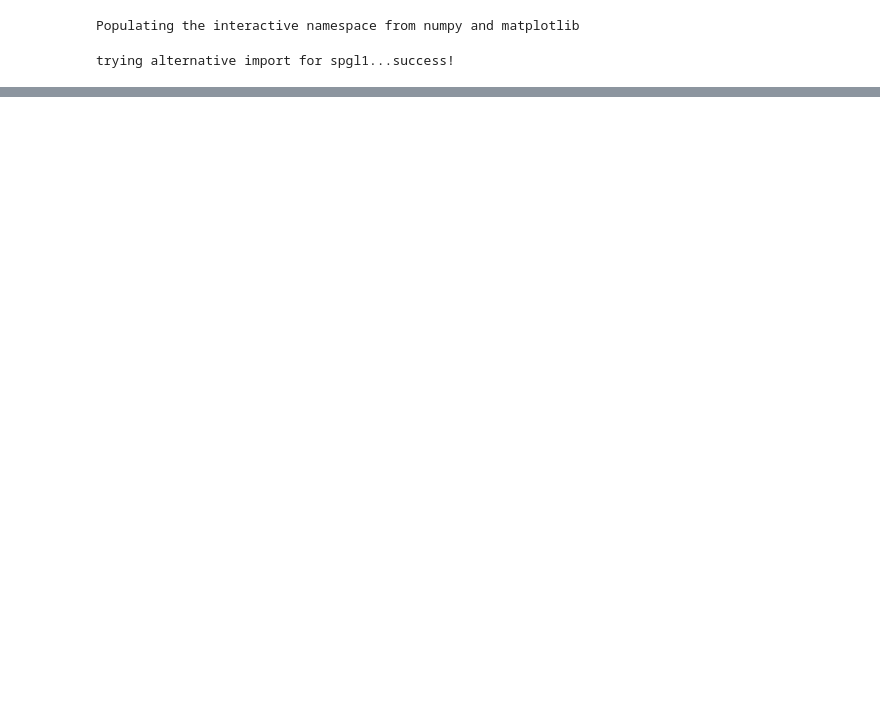
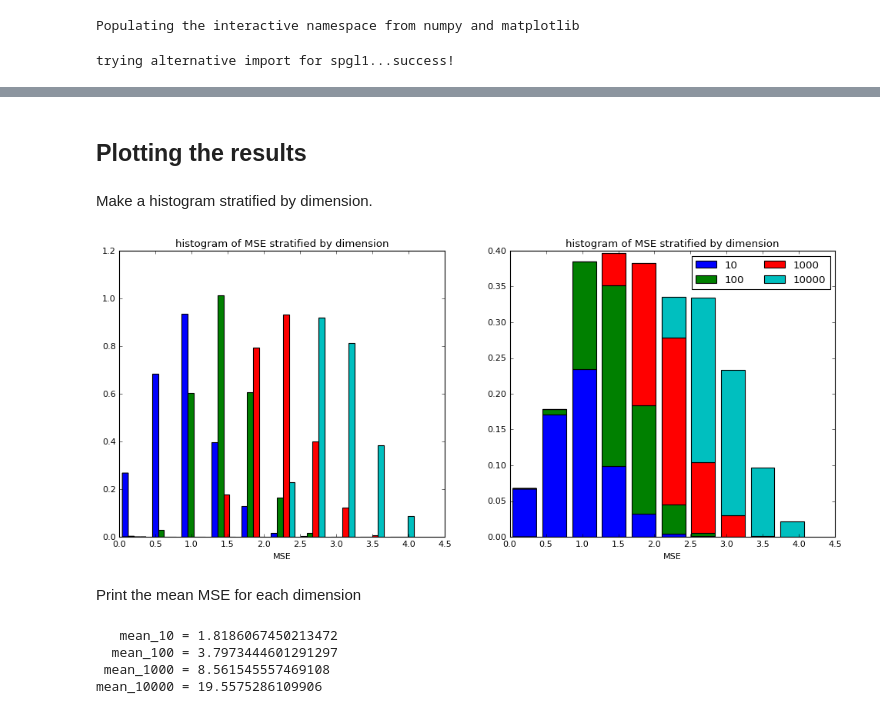
Before and after one commit to asberk/empirical-lasso-mse, a Jupyter notebook: python/Order statistics and BPPD Statistics.ipynb, the cells around one changed output, grey strips where cells are left out. Saved outputs shown, nothing was run; the diff lists cells and outputs as text; code cells hidden in the pictures; blank space fills up the shorter version.

```diff
--- a/python/Order statistics and BPPD Statistics.ipynb
+++ b/python/Order statistics and BPPD Statistics.ipynb
@@ -16,2 +28,3 @@ trying alternative import for spgl1...success!
 # %%
 doSave = False
+doCompute = True
@@ -20,10 +33,10 @@ doSave = False
 # %%
 fn = '../data/bppd-thresh_sqrt_n-noise_gtr_n_plus_sqrt_n.json'
 
-if doSave:
+if doCompute:
     Z = {}
     Q = {}
-    logNmax = 5
+    logNmax = 4
     for j in range(1,logNmax+1):
         print('{} of {}'.format(j, logNmax))
         Z[10**j], Q[10**j] = bppdStats(n=10**j, k=1000)
@@ -89,0 +79,34 @@ plt.legend(handles=[p1,p2,p3])
+# %% [markdown]
+## Plotting the results
+# %% [markdown]
+Make a histogram stratified by dimension.
+# %%
+logNvec = 1 + np.arange(logNmax)
+Nvec = 10**logNvec
+# %%
+plt.subplots(figsize=(15,6));
+plt.subplot(121);
+plt.hist(np.concatenate([np.c_[np.log1p(mse_Tc[N])] for N in Nvec], axis=1), label=[str(N) for N in Nvec], stacked=False, normed=True);
+#plt.legend(ncol=2, framealpha=.8);
+#plt.xscale('log');
+plt.title('histogram of MSE stratified by dimension');
+plt.xlabel('MSE');
+plt.subplot(122);
+plt.hist(np.concatenate([np.c_[np.log1p(mse_Tc[N])] for N in Nvec], axis=1), label=[str(N) for N in Nvec], stacked=True, normed=True);
+plt.legend(ncol=2, loc=1);
+#plt.xscale('log');
+plt.title('histogram of MSE stratified by dimension');
+plt.xlabel('MSE');
+# %% [output]
+[figure, added]
+# %% [markdown]
+Print the mean MSE for each dimension
+# %%
+for k,v in sorted(mse_Tc.items(), key=lambda x: x[0]):
+    print(' '*(logNmax-int(log10(k))) + \
+          'mean_{} = {}'.format(k, v.mean()))
+# %% [output]
+   mean_10 = 1.8186067450213472
+  mean_100 = 3.7973444601291297
+ mean_1000 = 8.561545557469108
+mean_10000 = 19.5575286109906
```
Also changed, not shown: parts of 93 cells of this notebook, 4 other files.
